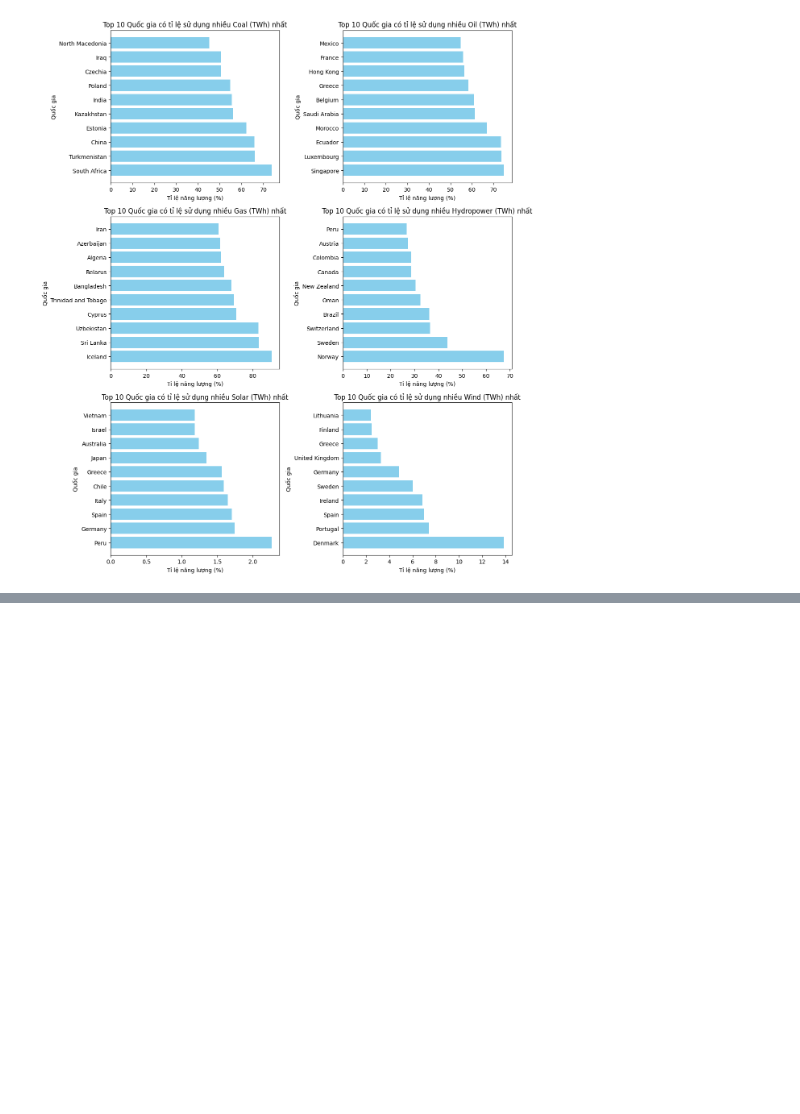
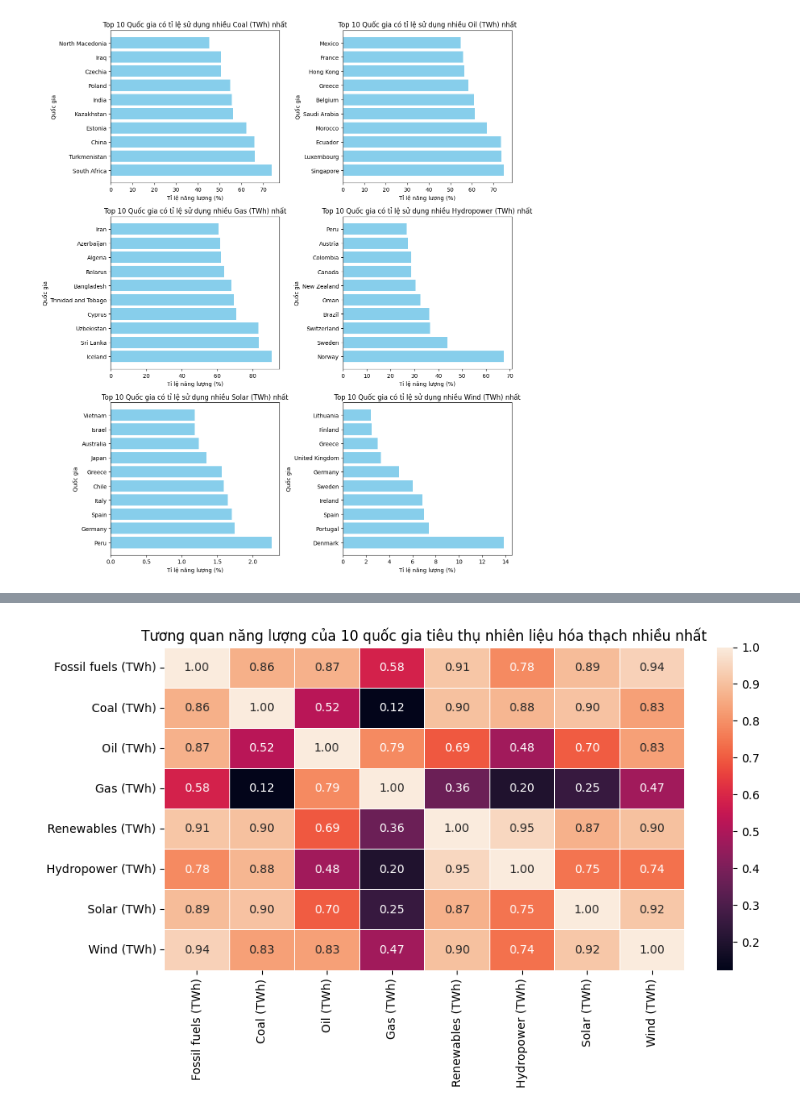
Before and after one commit to nguyentanhoangsa/DoAnKHDL, a Jupyter notebook: Visualize_Datcauhoi/visualize_va_dat_cau_hoi.ipynb, the cells around one changed output, grey strips where cells are left out. Cells and saved outputs as stored; diff of their text form; code cells hidden in the pictures; blank space fills up the shorter version.

Commit message:
Đặt câu hỏi 5: Mối tương quan giữa các loại năng lượng thay đổi như thế nào ở 10 quốc gia sử dụng năng lượng hóa thạch nhiều nhất?

```diff
--- a/Visualize_Datcauhoi/visualize_va_dat_cau_hoi.ipynb
+++ b/Visualize_Datcauhoi/visualize_va_dat_cau_hoi.ipynb
@@ -285,0 +297,15 @@ plt.show()
+# %%
+df_copy = df
+df_copy = df.groupby("Country").sum()
+df_copy = df_copy.drop('Year', axis = 1)
+
+df_max_fossil_fuels = df_copy.nlargest(10, "Fossil fuels (TWh)")
+correlation_matrix = df_max_fossil_fuels.corr()
+
+# Visualize the correlation matrix
+plt.figure(figsize = (10, 5))
+sns.heatmap(correlation_matrix, annot=True,fmt= ".2f", linewidth=.5)
+plt.title('Tương quan năng lượng của 10 quốc gia tiêu thụ nhiên liệu hóa thạch nhiều nhất')
+plt.show()
+# %% [output]
+[figure, added]
```
Also changed, not shown: parts of 2 cells of this notebook.
